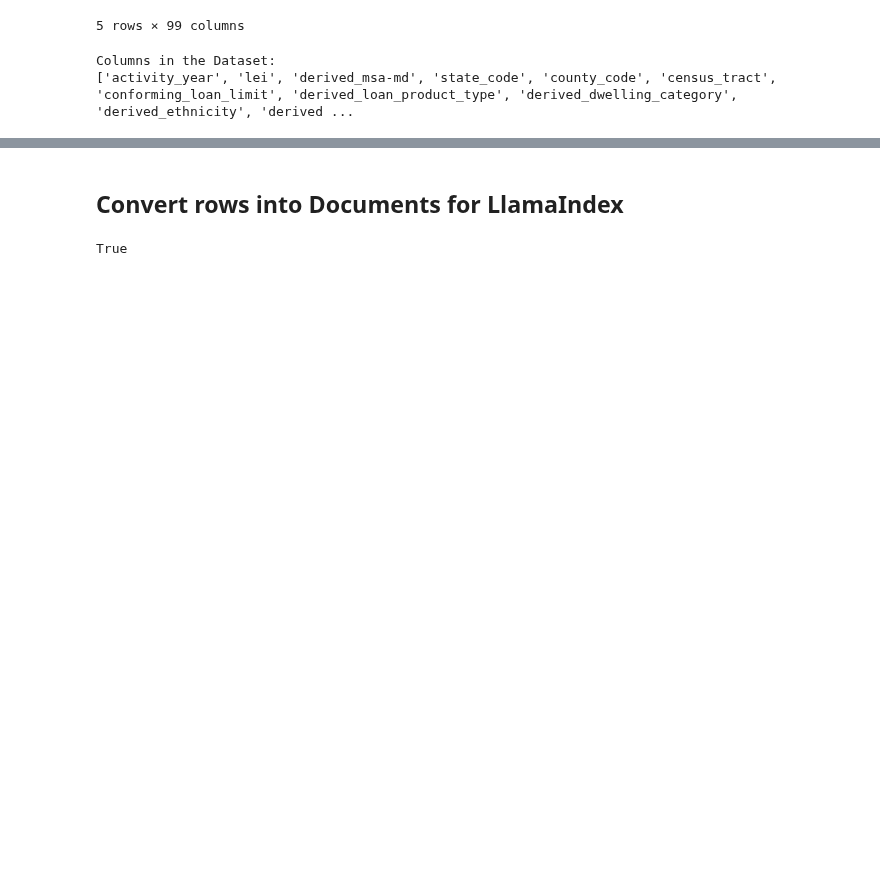
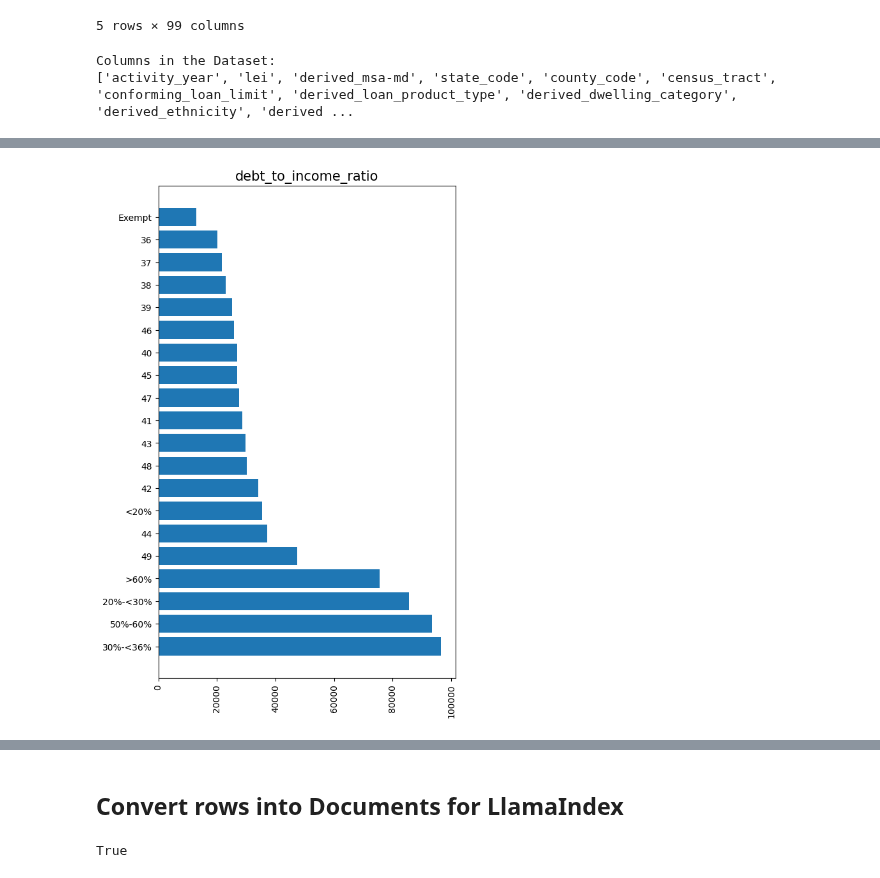
Before and after one commit to quochungtran/LLM-Intelligent-Document-Processing-in-Banking, a Jupyter notebook: notebooks/hmda_data_analyst.ipynb, the cells around one changed output, grey strips where cells are left out. Cells and saved outputs as stored; diff of their text form; code cells hidden in the pictures; blank space fills up the shorter version.

```diff
--- a/notebooks/hmda_data_analyst.ipynb
+++ b/notebooks/hmda_data_analyst.ipynb
@@ -98,0 +187,4 @@ df_org = df_org.dropna()
+# %%
+value_counts_bar(df_org.debt_to_income_ratio, "debt_to_income_ratio")
+# %% [output]
+[figure, added]
```
Also changed, not shown: parts of 41 cells of this notebook.
